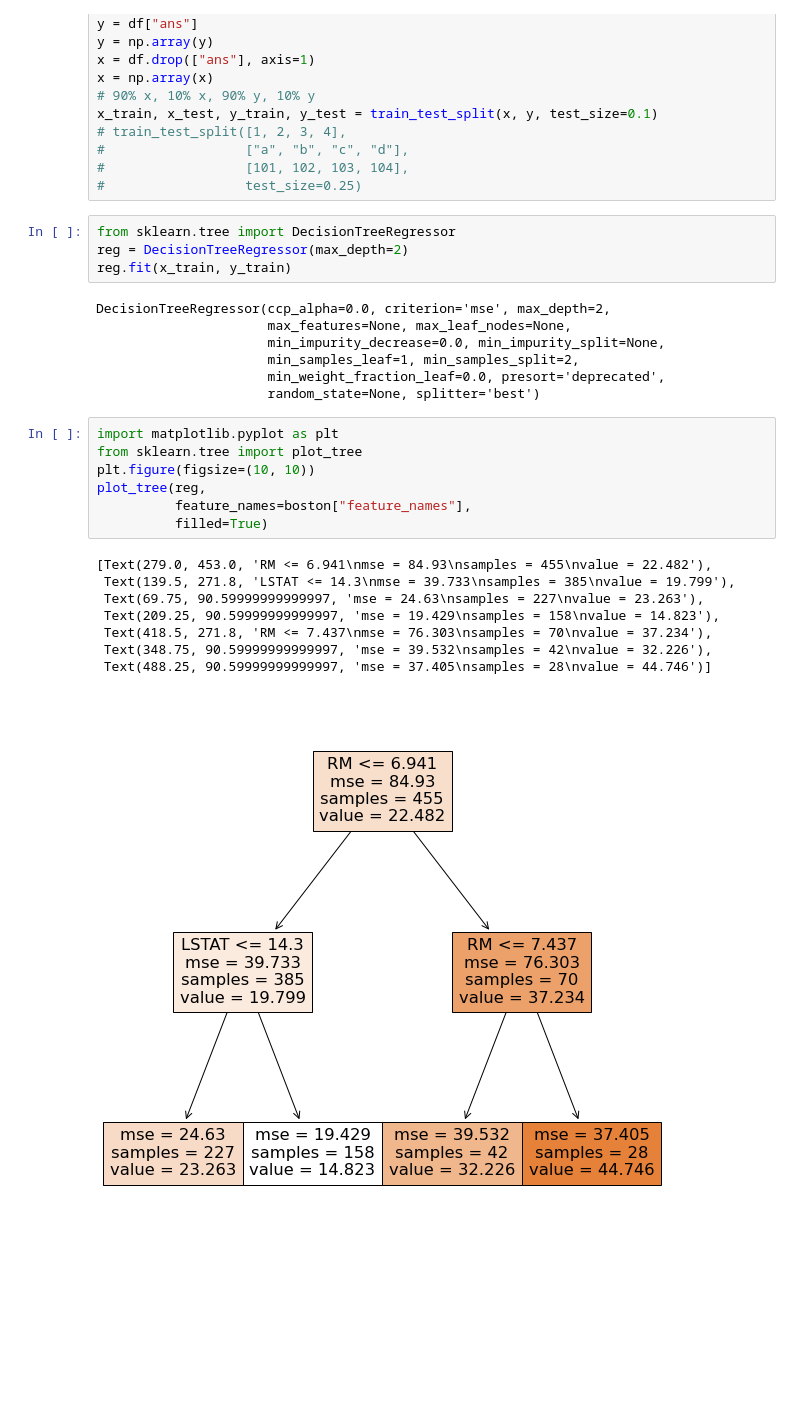
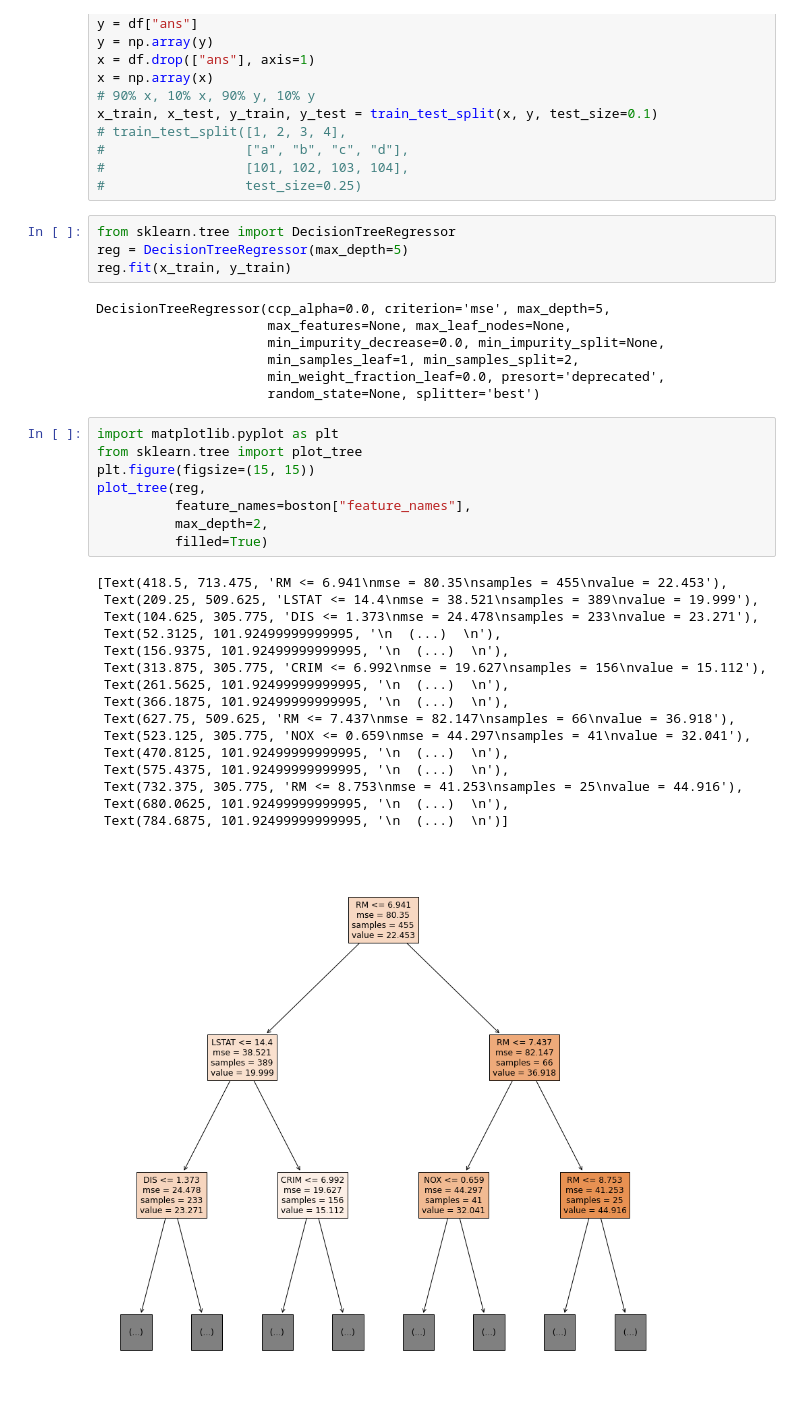
Before and after one commit to Elwing-Chou/tibaml1027, a Jupyter notebook: regression.ipynb, the cells around one changed output. Cells and saved outputs as stored; diff of their text form; blank space fills up the shorter version.

```diff
--- a/regression.ipynb
+++ b/regression.ipynb
@@ -68,10 +68,10 @@ x_train, x_test, y_train, y_test = train_test_split(x, y, test_size=0.1)
 #                  test_size=0.25)
 # %%
 from sklearn.tree import DecisionTreeRegressor
-reg = DecisionTreeRegressor(max_depth=2)
+reg = DecisionTreeRegressor(max_depth=5)
 reg.fit(x_train, y_train)
 # %% [output]
-DecisionTreeRegressor(ccp_alpha=0.0, criterion='mse', max_depth=2,
+DecisionTreeRegressor(ccp_alpha=0.0, criterion='mse', max_depth=5,
                       max_features=None, max_leaf_nodes=None,
                       min_impurity_decrease=0.0, min_impurity_split=None,
                       min_samples_leaf=1, min_samples_split=2,
@@ -80,16 +80,25 @@ DecisionTreeRegressor(ccp_alpha=0.0, criterion='mse', max_depth=2,
 # %%
 import matplotlib.pyplot as plt
 from sklearn.tree import plot_tree
-plt.figure(figsize=(10, 10))
+plt.figure(figsize=(15, 15))
 plot_tree(reg,
           feature_names=boston["feature_names"],
+          max_depth=2,
           filled=True)
 # %% [output]
-[Text(279.0, 453.0, 'RM <= 6.941\nmse = 84.93\nsamples = 455\nvalue = 22.482'),
- Text(139.5, 271.8, 'LSTAT <= 14.3\nmse = 39.733\nsamples = 385\nvalue = 19.799'),
- Text(69.75, 90.59999999999997, 'mse = 24.63\nsamples = 227\nvalue = 23.263'),
- Text(209.25, 90.59999999999997, 'mse = 19.429\nsamples = 158\nvalue = 14.823'),
- Text(418.5, 271.8, 'RM <= 7.437\nmse = 76.303\nsamples = 70\nvalue = 37.234'),
- Text(348.75, 90.59999999999997, 'mse = 39.532\nsamples = 42\nvalue = 32.226'),
- Text(488.25, 90.59999999999997, 'mse = 37.405\nsamples = 28\nvalue = 44.746')]
+[Text(418.5, 713.475, 'RM <= 6.941\nmse = 80.35\nsamples = 455\nvalue = 22.453'),
+ Text(209.25, 509.625, 'LSTAT <= 14.4\nmse = 38.521\nsamples = 389\nvalue = 19.999'),
+ Text(104.625, 305.775, 'DIS <= 1.373\nmse = 24.478\nsamples = 233\nvalue = 23.271'),
+ Text(52.3125, 101.92499999999995, '\n  (...)  \n'),
+ Text(156.9375, 101.92499999999995, '\n  (...)  \n'),
+ Text(313.875, 305.775, 'CRIM <= 6.992\nmse = 19.627\nsamples = 156\nvalue = 15.112'),
+ Text(261.5625, 101.92499999999995, '\n  (...)  \n'),
+ Text(366.1875, 101.92499999999995, '\n  (...)  \n'),
+ Text(627.75, 509.625, 'RM <= 7.437\nmse = 82.147\nsamples = 66\nvalue = 36.918'),
+ Text(523.125, 305.775, 'NOX <= 0.659\nmse = 44.297\nsamples = 41\nvalue = 32.041'),
+ Text(470.8125, 101.92499999999995, '\n  (...)  \n'),
+ Text(575.4375, 101.92499999999995, '\n  (...)  \n'),
+ Text(732.375, 305.775, 'RM <= 8.753\nmse = 41.253\nsamples = 25\nvalue = 44.916'),
+ Text(680.0625, 101.92499999999995, '\n  (...)  \n'),
+ Text(784.6875, 101.92499999999995, '\n  (...)  \n')]
-[figure, old version]
+[figure, new version]
```
Also changed, not shown: parts of 1 cell of this notebook.
